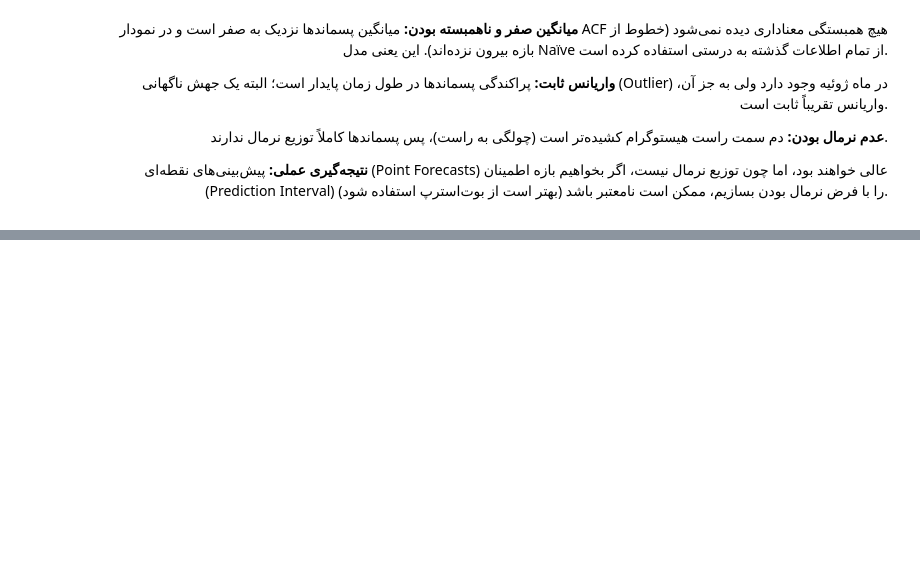
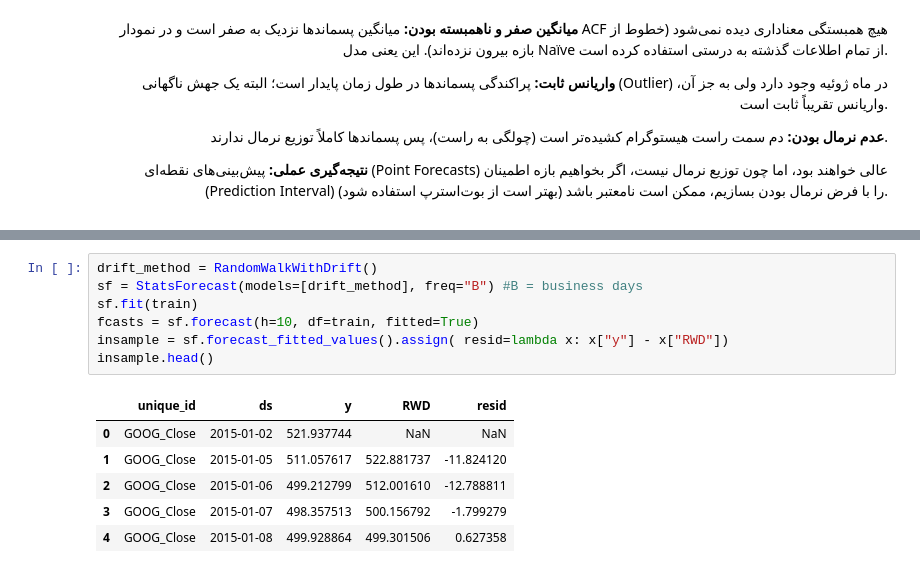
Before and after one commit to Minajamfum/forecasting, a Jupyter notebook: chapter5.ipynb, the cells around one changed output, grey strips where cells are left out. Drawn from its saved outputs; the diff is of its cells as text; blank space fills up the shorter version.

```diff
--- a/chapter5.ipynb
+++ b/chapter5.ipynb
@@ -424,0 +455,14 @@ plot_diagnostics(resid)
+# %%
+drift_method = RandomWalkWithDrift()
+sf = StatsForecast(models=[drift_method], freq="B") #B = business days
+sf.fit(train)
+fcasts = sf.forecast(h=10, df=train, fitted=True)
+insample = sf.forecast_fitted_values().assign( resid=lambda x: x["y"] - x["RWD"])
+insample.head()
+# %% [output]
+|  | unique_id | ds | y | RWD | resid |
+| 0 | GOOG_Close | 2015-01-02 | 521.937744 | NaN | NaN |
+| 1 | GOOG_Close | 2015-01-05 | 511.057617 | 522.881737 | -11.824120 |
+| 2 | GOOG_Close | 2015-01-06 | 499.212799 | 512.001610 | -12.788811 |
+| 3 | GOOG_Close | 2015-01-07 | 498.357513 | 500.156792 | -1.799279 |
+| 4 | GOOG_Close | 2015-01-08 | 499.928864 | 499.301506 | 0.627358 |
```
Also changed, not shown: parts of 5 cells of this notebook.
